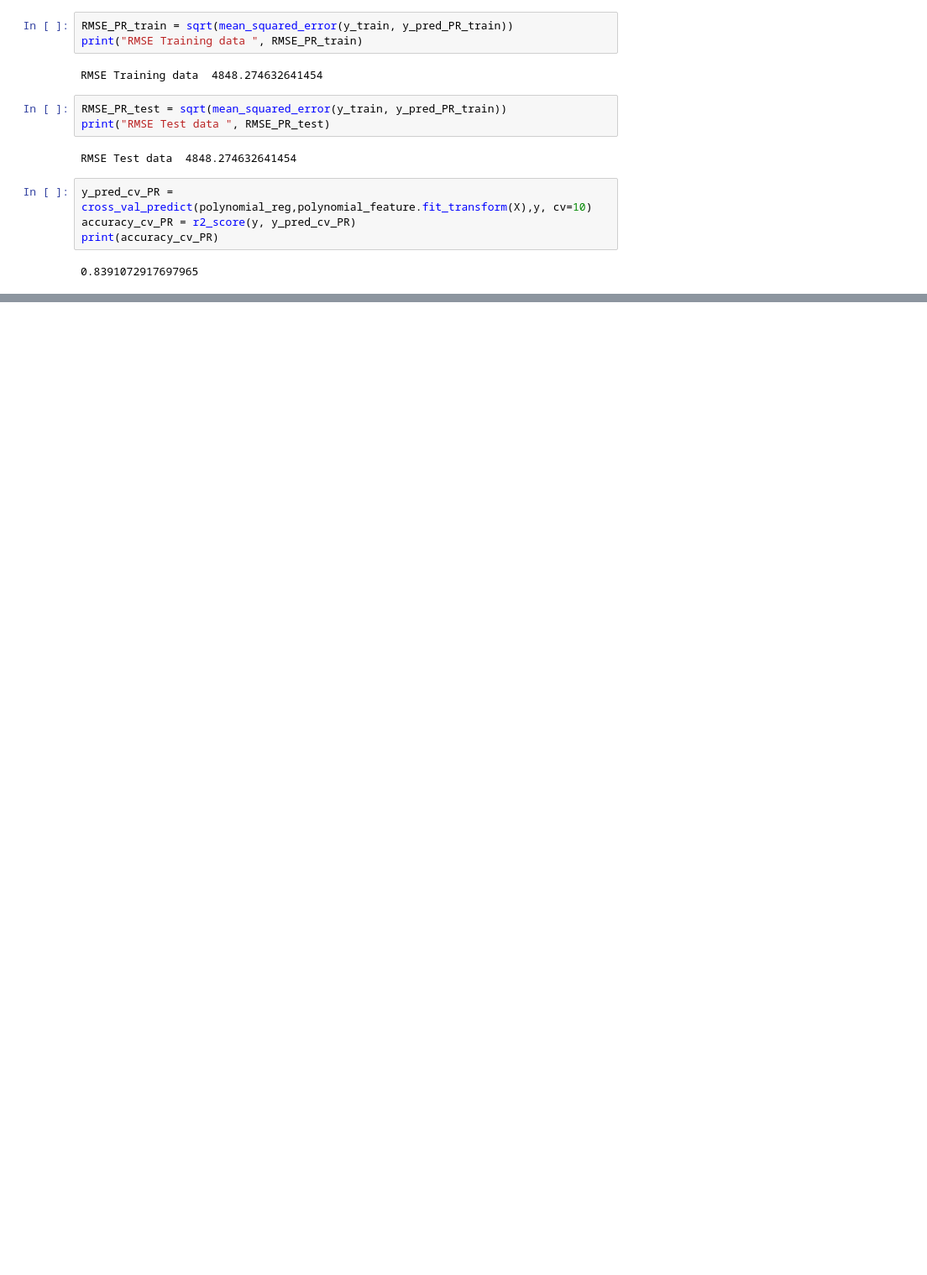
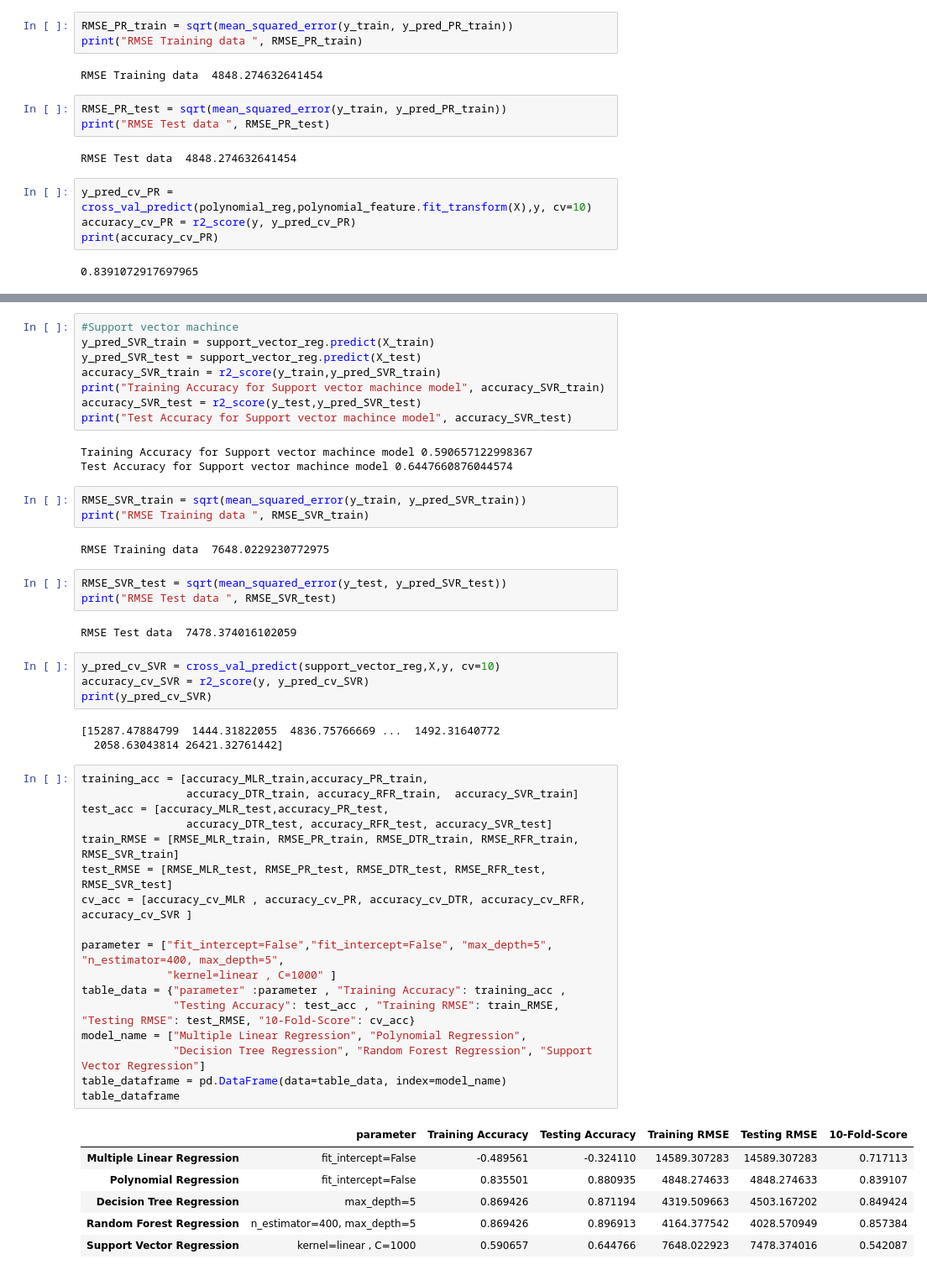
Before and after one commit to AvinashTiwari/Artifical-intelligence-2, a Jupyter notebook: 1_DataScience_20_Case_Studies/6_Insurance_Premium/Insurance.ipynb, the cells around one changed output, grey strips where cells are left out. Shown at 84% size. Saved outputs shown, nothing was run; the diff lists cells and outputs as text; blank space fills up the shorter version.

```diff
--- a/1_DataScience_20_Case_Studies/6_Insurance_Premium/Insurance.ipynb
+++ b/1_DataScience_20_Case_Studies/6_Insurance_Premium/Insurance.ipynb
@@ -319,0 +377,52 @@ print(accuracy_cv_PR)
+# %%
+#Support vector machince
+y_pred_SVR_train = support_vector_reg.predict(X_train)
+y_pred_SVR_test = support_vector_reg.predict(X_test)
+accuracy_SVR_train = r2_score(y_train,y_pred_SVR_train)
+print("Training Accuracy for Support vector machince model", accuracy_SVR_train)
+accuracy_SVR_test = r2_score(y_test,y_pred_SVR_test)
+print("Test Accuracy for Support vector machince model", accuracy_SVR_test)
+# %% [output]
+Training Accuracy for Support vector machince model 0.590657122998367
+Test Accuracy for Support vector machince model 0.6447660876044574
+# %%
+RMSE_SVR_train = sqrt(mean_squared_error(y_train, y_pred_SVR_train))
+print("RMSE Training data ", RMSE_SVR_train)
+# %% [output]
+RMSE Training data  7648.0229230772975
+# %%
+RMSE_SVR_test = sqrt(mean_squared_error(y_test, y_pred_SVR_test))
+print("RMSE Test data ", RMSE_SVR_test)
+# %% [output]
+RMSE Test data  7478.374016102059
+# %%
+y_pred_cv_SVR = cross_val_predict(support_vector_reg,X,y, cv=10)
+accuracy_cv_SVR = r2_score(y, y_pred_cv_SVR)
+print(y_pred_cv_SVR)
+# %% [output]
+[15287.47884799  1444.31822055  4836.75766669 ...  1492.31640772
+  2058.63043814 26421.32761442]
+# %%
+training_acc = [accuracy_MLR_train,accuracy_PR_train,
+                accuracy_DTR_train, accuracy_RFR_train,  accuracy_SVR_train]
+test_acc = [accuracy_MLR_test,accuracy_PR_test,
+                accuracy_DTR_test, accuracy_RFR_test, accuracy_SVR_test]
+train_RMSE = [RMSE_MLR_train, RMSE_PR_train, RMSE_DTR_train, RMSE_RFR_train, RMSE_SVR_train]
+test_RMSE = [RMSE_MLR_test, RMSE_PR_test, RMSE_DTR_test, RMSE_RFR_test, RMSE_SVR_test]
+cv_acc = [accuracy_cv_MLR , accuracy_cv_PR, accuracy_cv_DTR, accuracy_cv_RFR, accuracy_cv_SVR ]
+
+parameter = ["fit_intercept=False","fit_intercept=False", "max_depth=5", "n_estimator=400, max_depth=5",
+             "kernel=linear , C=1000" ]
+table_data = {"parameter" :parameter , "Training Accuracy": training_acc ,
+              "Testing Accuracy": test_acc , "Training RMSE": train_RMSE, "Testing RMSE": test_RMSE, "10-Fold-Score": cv_acc}
+model_name = ["Multiple Linear Regression", "Polynomial Regression",
+              "Decision Tree Regression", "Random Forest Regression", "Support Vector Regression"]
+table_dataframe = pd.DataFrame(data=table_data, index=model_name)
+table_dataframe
+# %% [output]
+|  | parameter | Training Accuracy | Testing Accuracy | Training RMSE | Testing RMSE | 10-Fold-Score |
+| Multiple Linear Regression | fit_intercept=False | -0.489561 | -0.324110 | 14589.307283 | 14589.307283 | 0.717113 |
+| Polynomial Regression | fit_intercept=False | 0.835501 | 0.880935 | 4848.274633 | 4848.274633 | 0.839107 |
+| Decision Tree Regression | max_depth=5 | 0.869426 | 0.871194 | 4319.509663 | 4503.167202 | 0.849424 |
+| Random Forest Regression | n_estimator=400, max_depth=5 | 0.869426 | 0.896913 | 4164.377542 | 4028.570949 | 0.857384 |
+| Support Vector Regression | kernel=linear , C=1000 | 0.590657 | 0.644766 | 7648.022923 | 7478.374016 | 0.542087 |
```
Also changed, not shown: parts of 9 cells of this notebook.
